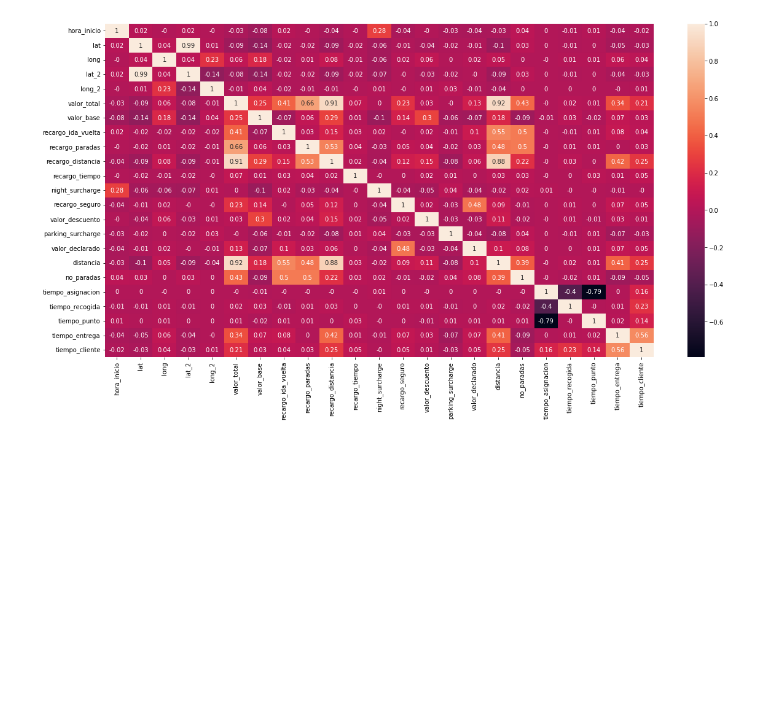
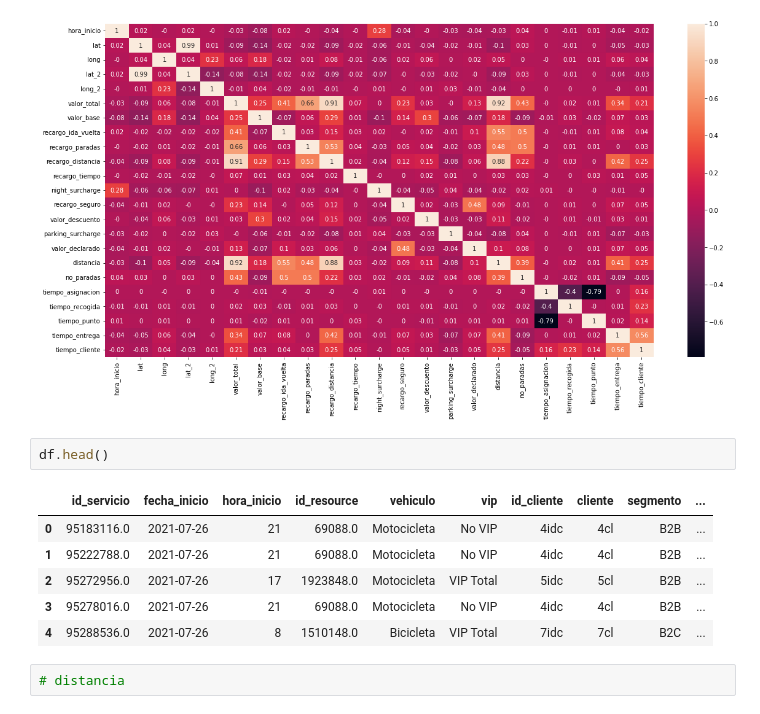
Before and after one commit to Karospi/Team199, a Jupyter notebook: EDA.ipynb, the cells around one changed output. Cells and saved outputs as stored; diff of their text form; blank space fills up the shorter version.

```diff
--- a/EDA.ipynb
+++ b/EDA.ipynb
@@ -239,3 +316,14 @@ sns.heatmap(round(df[numerical_vars].corr(),2), annot = True)
 plt.show()
 # %% [output]
 [figure]
+# %%
+df.head()
+# %% [output]
+|  | id_servicio | fecha_inicio | hora_inicio | id_resource | vehiculo | vip | id_cliente | cliente | segmento | ... |
+| 0 | 95183116.0 | 2021-07-26 | 21 | 69088.0 | Motocicleta | No VIP | 4idc | 4cl | B2B | ... |
+| 1 | 95222788.0 | 2021-07-26 | 21 | 69088.0 | Motocicleta | No VIP | 4idc | 4cl | B2B | ... |
+| 2 | 95272956.0 | 2021-07-26 | 17 | 1923848.0 | Motocicleta | VIP Total | 5idc | 5cl | B2B | ... |
+| 3 | 95278016.0 | 2021-07-26 | 21 | 69088.0 | Motocicleta | No VIP | 4idc | 4cl | B2B | ... |
+| 4 | 95288536.0 | 2021-07-26 | 8 | 1510148.0 | Bicicleta | VIP Total | 7idc | 7cl | B2C | ... |
+# %%
+# distancia
```
Also changed, not shown: parts of 10 cells of this notebook.
